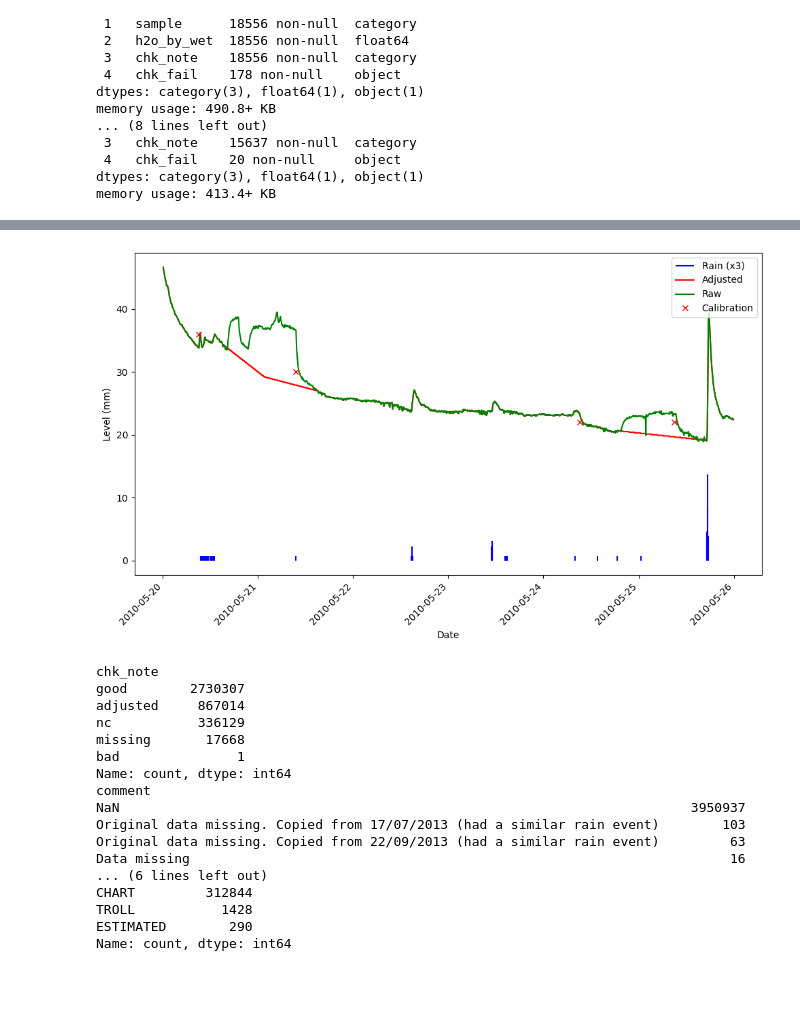
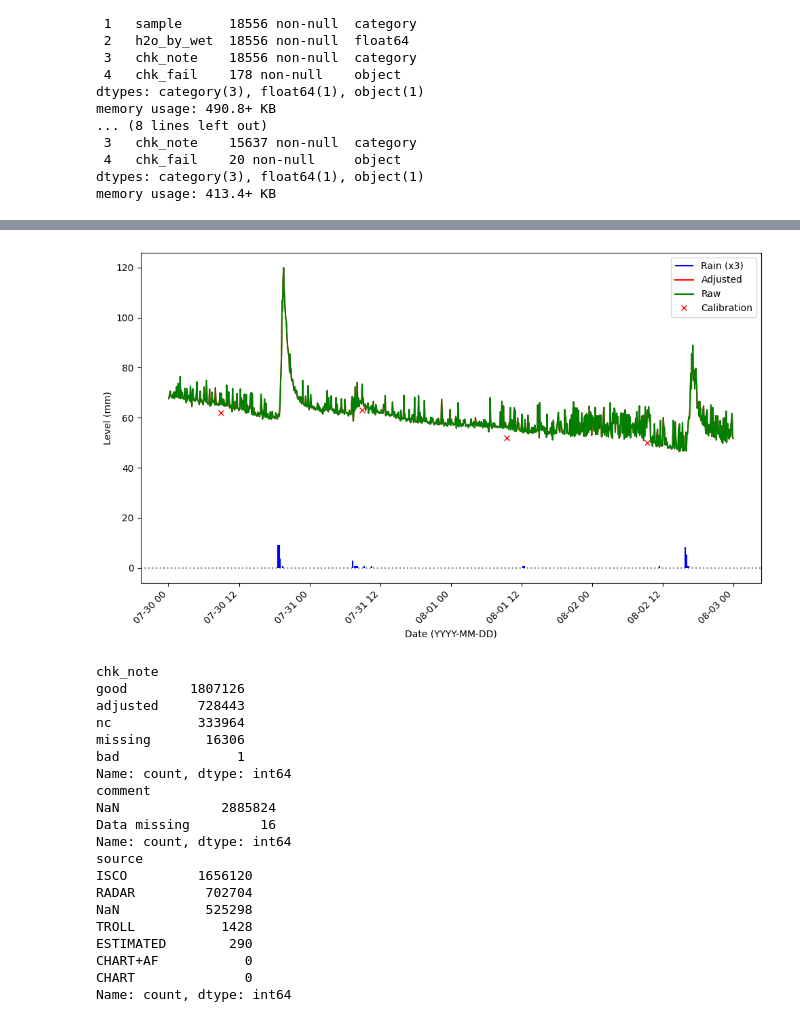
Before and after one commit to gmcginnis/info-698-capstone, a Jupyter notebook: 01_eda.ipynb, the cells around one changed output, grey strips where cells are left out. Saved outputs shown, nothing was run; the diff lists cells and outputs as text; code cells hidden in the pictures; blank space fills up the shorter version.

Commit message:
cleanup, started stats

```diff
--- a/01_eda.ipynb
+++ b/01_eda.ipynb
@@ -70,7 +68,7 @@ memory usage: 101.0 KB
 #         date_format='%d/%m/%Y %H:%M:%S'
 #     )
 
-data_combined = pd.read_csv(
+data_all_combined = pd.read_csv(
     "data/bci_lutzweir_combined.csv",
     usecols = ['datetime', 'level', 'raw', 'chk_note', 'chk_fail', 'comment', 'source'],
     parse_dates=['datetime'],
@@ -79,7 +77,7 @@ data_combined = pd.read_csv(
     index_col='datetime'
 )
 
-data_combined.info()
+data_all_combined.info()
 # %% [output]
 <class 'pandas.core.frame.DataFrame'>
 DatetimeIndex: 3951119 entries, 1972-01-01 01:00:00 to 1977-03-06 23:45:00
@@ -227,3 +211,25 @@ Comments: [nan 'Data missing'
 # %%
-data_combined_nochart = data_combined[~data_combined['source'].str.contains("CHART", na=False)]
-data_combined_nochart = data_combined_nochart.sort_index()
+# Filtering data sets for relevant dates
+
+# Exclude old chart data
+data_combined = data_all_combined[~data_all_combined['source'].str.contains("CHART", na=False)]
+# Arrange for visualization & indexing
+data_combined = data_combined.sort_index()
+
+# Get earliest and latest dates
+date_weir_start = data_combined.index[0]
+date_weir_end = data_combined.index[-1]
+
+# Create function to filter dates
+def filter_dates(input_dataset, input_date_start = date_weir_start, input_date_end = date_weir_end):
+    # Sort the dataframe
+    data_subset = input_dataset.sort_index()
+    # Filter between dates
+    data_subset = data_subset.loc[input_date_start:input_date_end]
+    return data_subset
+
+# Apply filter
+data_rainfall = filter_dates(data_all_rainfall)
+data_soil_deep = filter_dates(data_all_soil_deep)
+data_soil_shallow = filter_dates(data_all_soil_shallow)
+# data_nochart_soil_shallow[~data_nochart_soil_shallow['sample'].isin(["1","2","3","4","5","6","7","8","9","10"])]
@@ -262,8 +299,12 @@ data_combined_nochart
 # %%
 def plot_between(input_date_start, input_date_end):
-    data_subset = data_combined_nochart.loc[input_date_start:input_date_end]
-    data_subset_rain = data_rainfall.loc[input_date_start:input_date_end]
-    data_subset_cal = data_calibrations.loc[input_date_start:input_date_end]
+    data_subset = data_combined.loc[input_date_start:input_date_end]
+
+    data_subset_rain = data_rainfall.sort_index()
+    data_subset_rain = data_subset_rain.loc[input_date_start:input_date_end]
+
+    data_subset_cal = data_calibrations.sort_index()
+    data_subset_cal = data_subset_cal.loc[input_date_start:input_date_end]
     # plt.figure(figsize = (10,6))
     # plt.plot(data_subset.index, data_subset['raw'])
 
@@ -290,8 +329,10 @@ def plot_between(input_date_start, input_date_end):
 # %%
-plot_between('2010-05-20 00:00:01','2010-05-25 23:59:59')
+# plot_between('2010-05-20 00:00:01','2010-05-25 23:59:59')
 # plot_between('2020-05-31 00:00:01','2020-06-16 23:59:59')
+# plot_between('2023-05-14 00:00:01','2023-06-15 23:59:59')
+plot_between('2002-07-30 00:00:01','2002-08-02 23:59:59')
 # %% [output]
-[figure, old version]
+[figure, new version]
 # %%
 # print('chk_note:', data_combined_sources['chk_note'].cat.categories.tolist())
 # print('chk_fail:', data_combined_sources['chk_fail'].cat.categories.tolist())
@@ -309,19 +350,22 @@ print(data_combined['source'].value_counts(dropna = False))
 # data_combined.info()
 # %% [output]
 chk_note
-good        2730307
-adjusted     867014
-nc           336129
-missing       17668
+good        1807126
+adjusted     728443
+nc           333964
+missing       16306
 bad               1
 Name: count, dtype: int64
 comment
-NaN                                                                         3950937
-Original data missing. Copied from 17/07/2013 (had a similar rain event)        103
-Original data missing. Copied from 22/09/2013 (had a similar rain event)         63
-Data missing                                                                     16
-... (6 lines left out)
-CHART         312844
+NaN             2885824
+Data missing         16
+Name: count, dtype: int64
+source
+ISCO         1656120
+RADAR         702704
+NaN           525298
 TROLL           1428
 ESTIMATED        290
+CHART+AF           0
+CHART              0
 Name: count, dtype: int64
```
Also changed, not shown: parts of 19 cells of this notebook.
